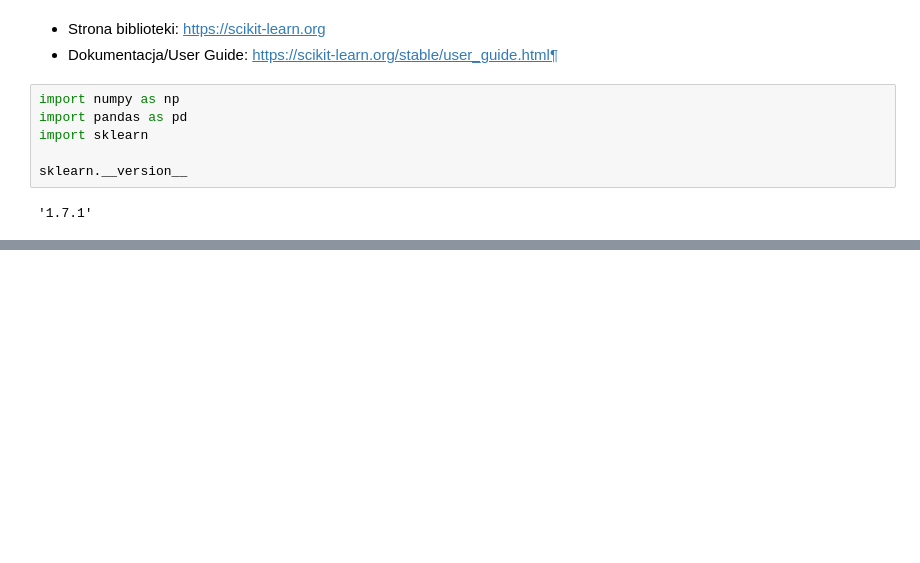
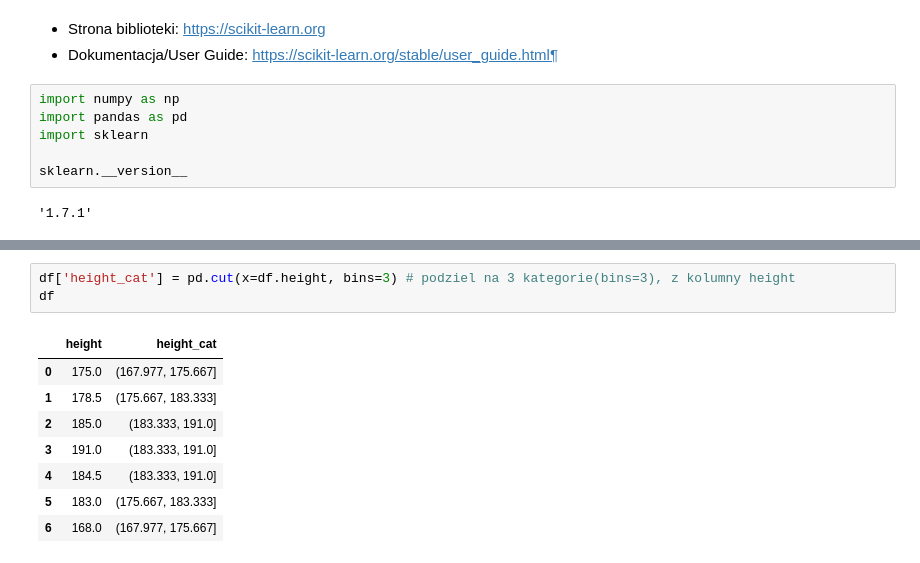
Before and after one commit to DamianPodrazaCode/Python_code, a Jupyter notebook: Jupyter/SciKit-Learn-bootcamp_cz1/03_feature_extraction.ipynb, the cells around one changed output, grey strips where cells are left out. Saved outputs shown, nothing was run; the diff lists cells and outputs as text; blank space fills up the shorter version.

```diff
--- a/Jupyter/SciKit-Learn-bootcamp_cz1/03_feature_extraction.ipynb
+++ b/Jupyter/SciKit-Learn-bootcamp_cz1/03_feature_extraction.ipynb
@@ -46,0 +108,12 @@ memory usage: 240.0 bytes
+# %%
+df['height_cat'] = pd.cut(x=df.height, bins=3) # podziel na 3 kategorie(bins=3), z kolumny height
+df
+# %% [output]
+|  | height | height_cat |
+| 0 | 175.0 | (167.977, 175.667] |
+| 1 | 178.5 | (175.667, 183.333] |
+| 2 | 185.0 | (183.333, 191.0] |
+| 3 | 191.0 | (183.333, 191.0] |
+| 4 | 184.5 | (183.333, 191.0] |
+| 5 | 183.0 | (175.667, 183.333] |
+| 6 | 168.0 | (167.977, 175.667] |
```
Also changed, not shown: parts of 14 cells of this notebook, 1 other file.
